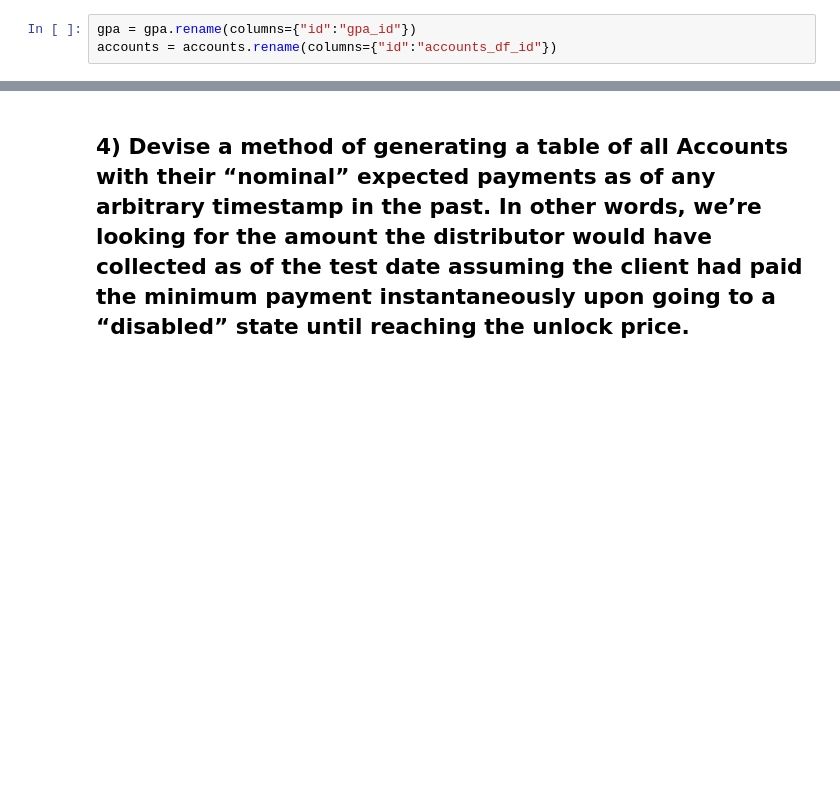
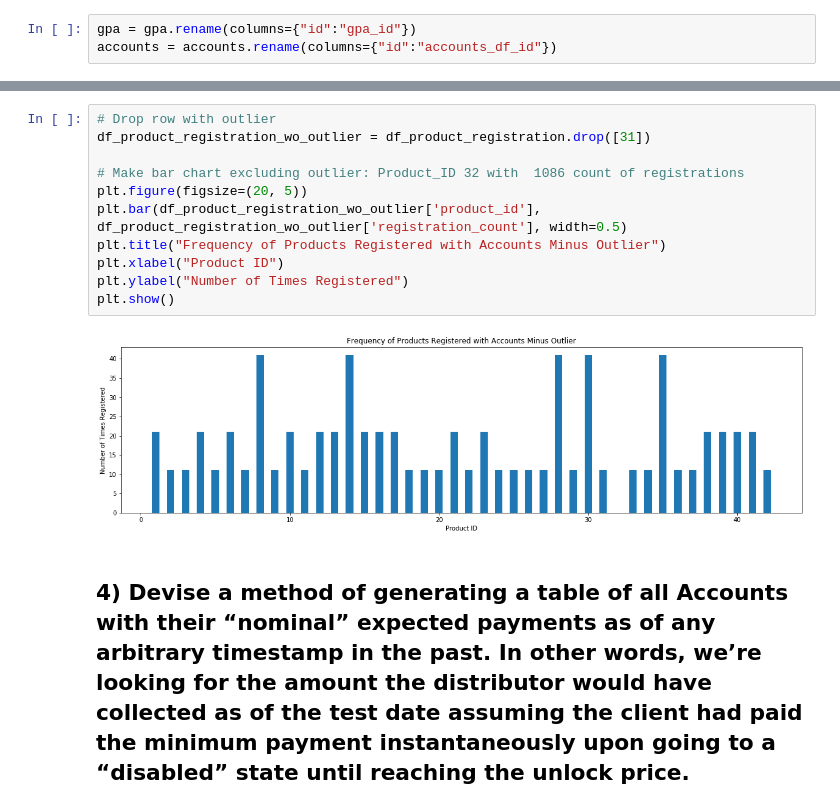
Before and after one commit to lorijta92/payg-solar, a Jupyter notebook: Notebooks/q1_4.ipynb, the cells around one changed output, grey strips where cells are left out. Cells and saved outputs as stored; diff of their text form; blank space fills up the shorter version.

```diff
--- a/Notebooks/q1_4.ipynb
+++ b/Notebooks/q1_4.ipynb
@@ -125,2 +58,15 @@ cumulative_payments.to_csv(f"Generated_Tables/cumulative_payments_by_account_sin
+# %%
+# Drop row with outlier
+df_product_registration_wo_outlier = df_product_registration.drop([31])
+
+# Make bar chart excluding outlier: Product_ID 32 with  1086 count of registrations
+plt.figure(figsize=(20, 5))
+plt.bar(df_product_registration_wo_outlier['product_id'], df_product_registration_wo_outlier['registration_count'], width=0.5)
+plt.title("Frequency of Products Registered with Accounts Minus Outlier")
+plt.xlabel("Product ID")
+plt.ylabel("Number of Times Registered")
+plt.show()
+# %% [output]
+[figure, added]
 # %% [markdown]
 ## 4) Devise a method of generating a table of all Accounts with their “nominal” expected payments as of any arbitrary timestamp in the past. In other words, we’re looking for the amount the distributor would have collected as of the test date assuming the client had paid the minimum payment instantaneously upon going to a “disabled” state until reaching the unlock price.
```
Also changed, not shown: parts of 21 cells of this notebook.
